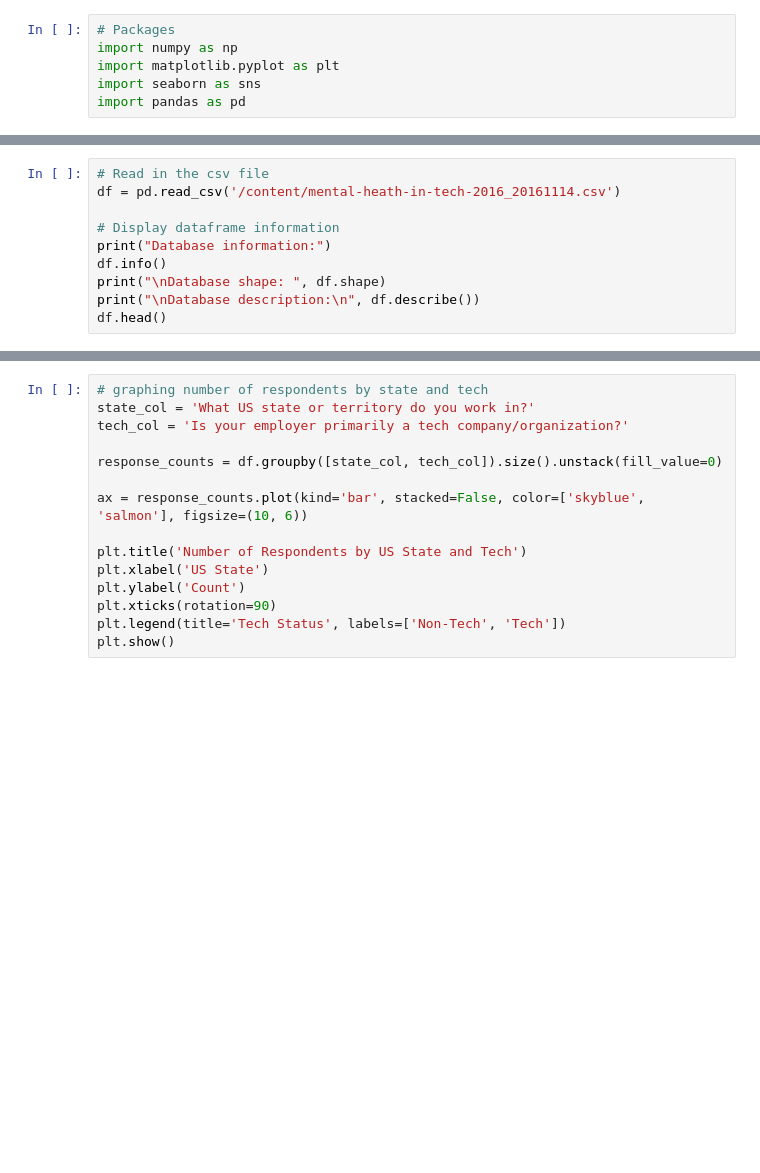
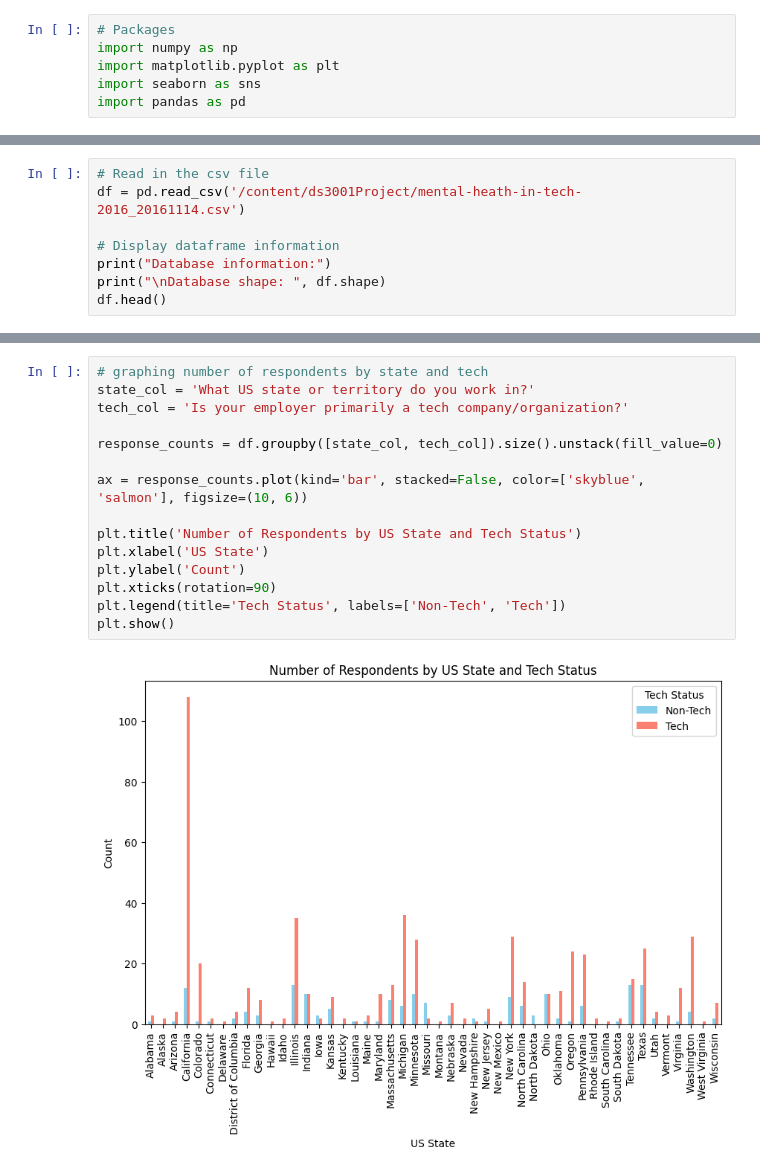
Before and after one commit to kkellygu/ds3001Project, a Jupyter notebook: DS3001ProjectCode.ipynb, the cells around one changed output, grey strips where cells are left out. Drawn from its saved outputs; the diff is of its cells as text; blank space fills up the shorter version.

Commit message:
updated file to produce graphs

```diff
--- a/DS3001ProjectCode.ipynb
+++ b/DS3001ProjectCode.ipynb
@@ -12,10 +17,8 @@ drive.mount('/content/drive')
 # %%
 # Read in the csv file
-df = pd.read_csv('/content/mental-heath-in-tech-2016_20161114.csv')
+df = pd.read_csv('/content/ds3001Project/mental-heath-in-tech-2016_20161114.csv')
 
 # Display dataframe information
 print("Database information:")
-df.info()
 print("\nDatabase shape: ", df.shape)
-print("\nDatabase description:\n", df.describe())
 df.head()
@@ -33,18 +49,20 @@ plt.show()
 # %%
 # graphing number of respondents by state and tech
 state_col = 'What US state or territory do you work in?'
 tech_col = 'Is your employer primarily a tech company/organization?'
 
 response_counts = df.groupby([state_col, tech_col]).size().unstack(fill_value=0)
 
 ax = response_counts.plot(kind='bar', stacked=False, color=['skyblue', 'salmon'], figsize=(10, 6))
 
-plt.title('Number of Respondents by US State and Tech')
+plt.title('Number of Respondents by US State and Tech Status')
 plt.xlabel('US State')
 plt.ylabel('Count')
 plt.xticks(rotation=90)
 plt.legend(title='Tech Status', labels=['Non-Tech', 'Tech'])
 plt.show()
+# %% [output]
+[figure, added]
 # %%
 # graphing number of respondents by country and tech
 country_col = 'What country do you work in?'
```
Also changed, not shown: parts of 6 cells of this notebook.
